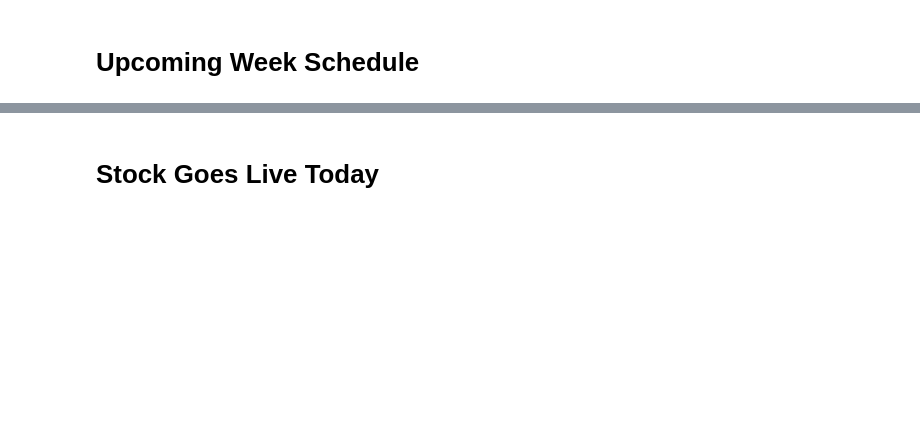
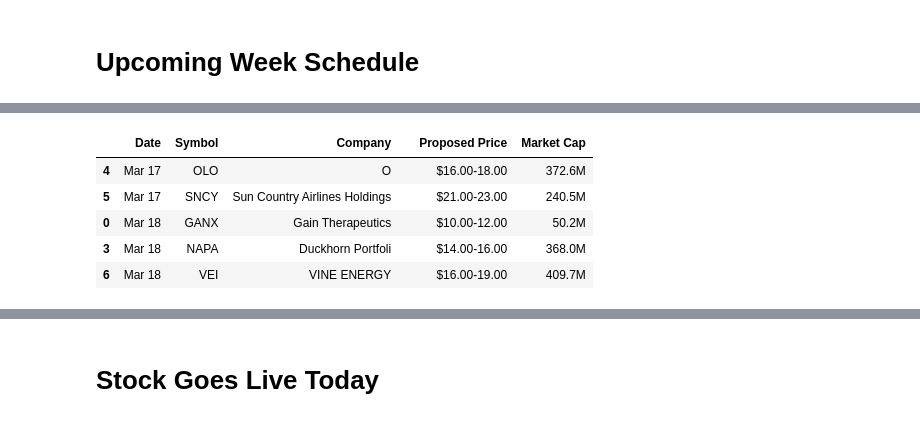
Before and after one commit to admiral810/IPO_tracker, a Jupyter notebook: ipo_analysis.ipynb, the cells around one changed output, grey strips where cells are left out. Saved outputs shown, nothing was run; the diff lists cells and outputs as text; code cells hidden in the pictures; blank space fills up the shorter version.

Commit message:
updated text overlap issue

```diff
--- a/ipo_analysis.ipynb
+++ b/ipo_analysis.ipynb
@@ -155,14 +172,26 @@ print(f"******\nCharacter Count: {len(tweet_text)}")
 # %%
 # table for tweet image
 tw_ipos_img_df = tw_ipos_df[['price_month_day', 'symbol', 'company', 'proposed_share_price', 'market_cap']]
+
+# add a blank column for text overlap
+tw_ipos_img_df[" "] = " "
+tw_ipos_img_df = tw_ipos_img_df[['price_month_day', 'symbol', 'company', ' ', 'proposed_share_price', 'market_cap']]
+
 tw_ipos_img_df['proposed_share_price'] = "$" + tw_ipos_img_df['proposed_share_price']
 tw_ipos_img_df = tw_ipos_img_df.rename(columns={'price_month_day': 'Date',
                                                 'symbol': 'Symbol',
                                                 'company': 'Company',
                                                 'proposed_share_price': 'Proposed Price',
                                                 'market_cap': 'Market Cap'
                                                })
 tw_ipos_img_df
+# %% [output]
+|  | Date | Symbol | Company |  | Proposed Price | Market Cap |
+| 4 | Mar 17 | OLO | O |  | $16.00-18.00 | 372.6M |
+| 5 | Mar 17 | SNCY | Sun Country Airlines Holdings |  | $21.00-23.00 | 240.5M |
+| 0 | Mar 18 | GANX | Gain Therapeutics |  | $10.00-12.00 | 50.2M |
+| 3 | Mar 18 | NAPA | Duckhorn Portfoli |  | $14.00-16.00 | 368.0M |
+| 6 | Mar 18 | VEI | VINE ENERGY |  | $16.00-19.00 | 409.7M |
 # %%
 # get tweet image
 # info on how to save static image:  https://plotly.com/python/static-image-export/
```
Also changed, not shown: parts of 4 cells of this notebook, 4 other files.
